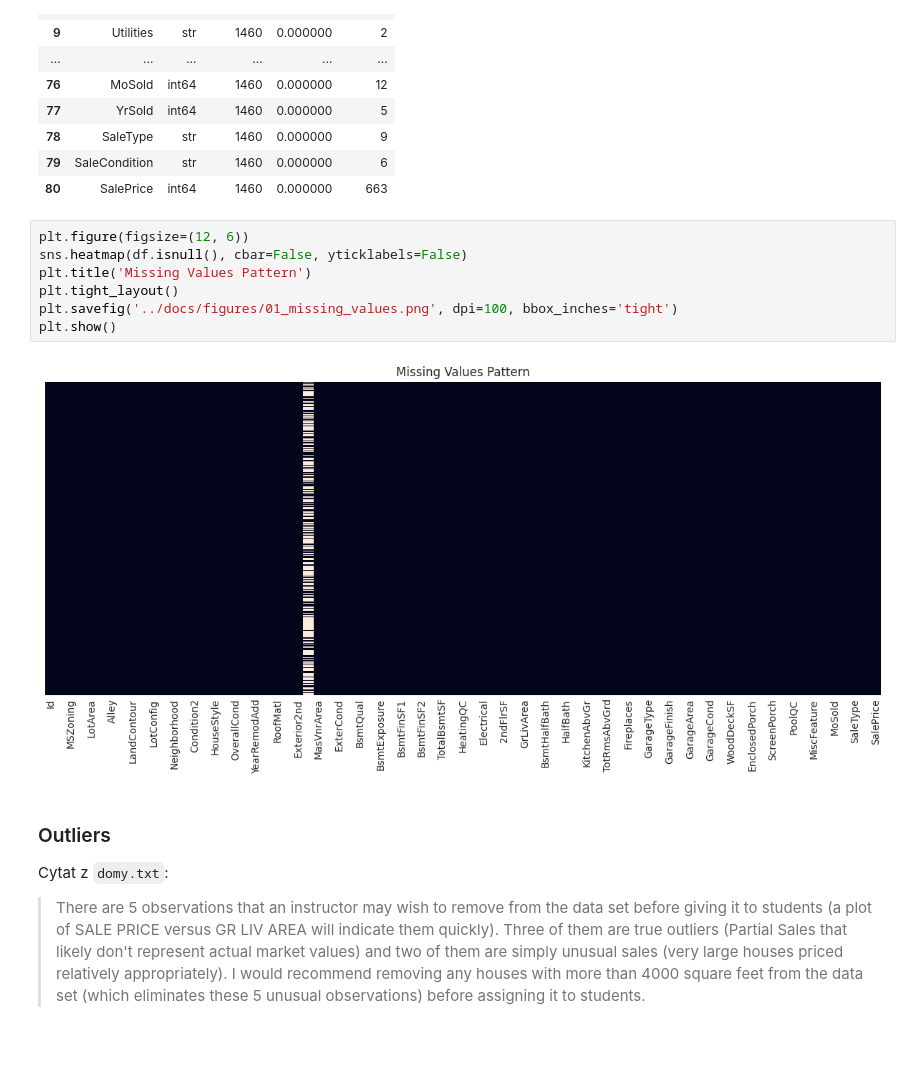
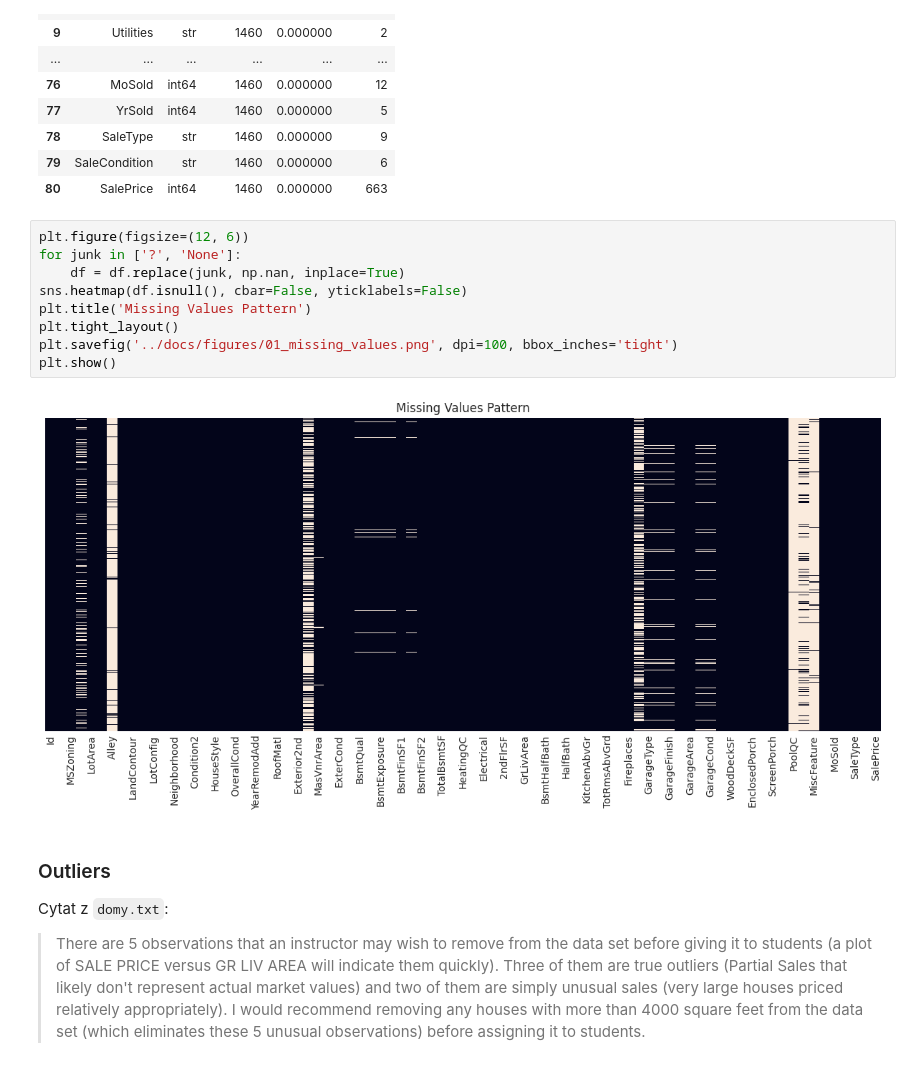
Before and after one commit to Patryk2208/wsi-regression, a Jupyter notebook: notebooks/1-data-overview.ipynb, the cells around one changed output. Cells and saved outputs as stored; diff of their text form.

```diff
--- a/notebooks/1-data-overview.ipynb
+++ b/notebooks/1-data-overview.ipynb
@@ -50,13 +81,15 @@ with pd.option_context('display.max_rows', None):
 | 80 | SalePrice | int64 | 1460 | 0.000000 | 663 |
 # %%
 plt.figure(figsize=(12, 6))
+for junk in ['?', 'None']:
+    df = df.replace(junk, np.nan, inplace=True)
 sns.heatmap(df.isnull(), cbar=False, yticklabels=False)
 plt.title('Missing Values Pattern')
 plt.tight_layout()
 plt.savefig('../docs/figures/01_missing_values.png', dpi=100, bbox_inches='tight')
 plt.show()
 # %% [output]
-[figure, old version]
+[figure, new version]
 # %% [markdown]
 ### Outliers
 Cytat z `domy.txt`:
```
Also changed, not shown: parts of 1 cell of this notebook, 2 other files.
